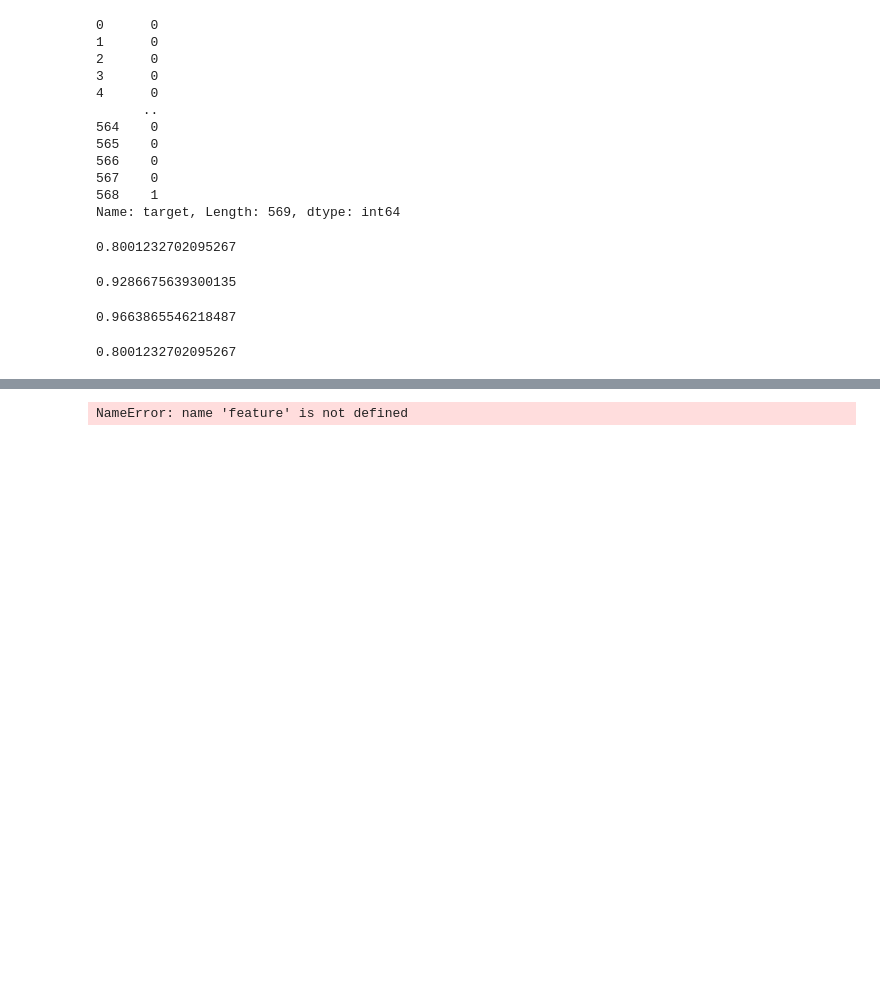
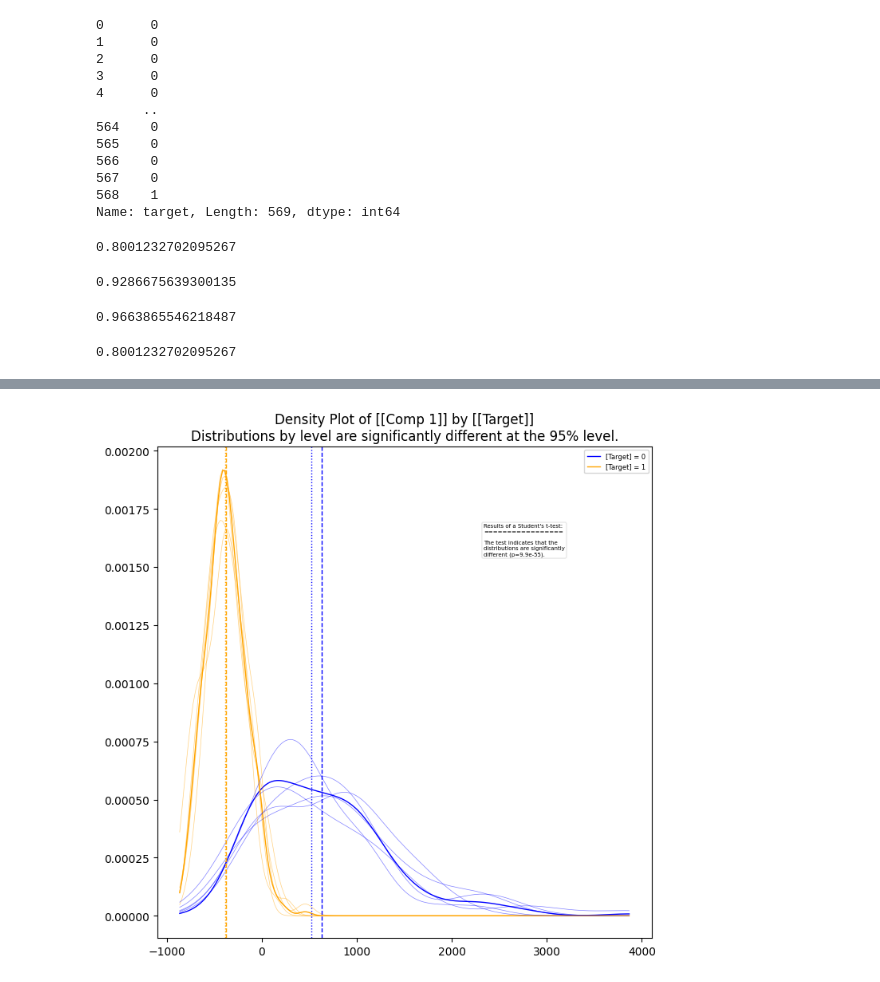
Before and after one commit to predictables/predictables, a Jupyter notebook: dev_univariate.ipynb, the cells around one changed output, grey strips where cells are left out. Saved outputs shown, nothing was run; the diff lists cells and outputs as text; code cells hidden in the pictures; blank space fills up the shorter version.

```diff
--- a/dev_univariate.ipynb
+++ b/dev_univariate.ipynb
@@ -230,10 +207,10 @@ roc_curve_plot(
 # %%
 from predictables.univariate.src.plots._density_plot import density_plot
 
-ax = density_plot(feature, m.y_train, m.df.cv, figsize=(8, 8), call_legend=True)
+ax = density_plot(feature, m.y_train, m.df.cv)
 plt.show()
 # %% [output]
-NameError: name 'feature' is not defined
+[figure, added]
 # %%
 from predictables.univariate.src.plots._cdf_plot import cdf_plot
 
```
Also changed, not shown: parts of 12 cells of this notebook, 6 other files.
